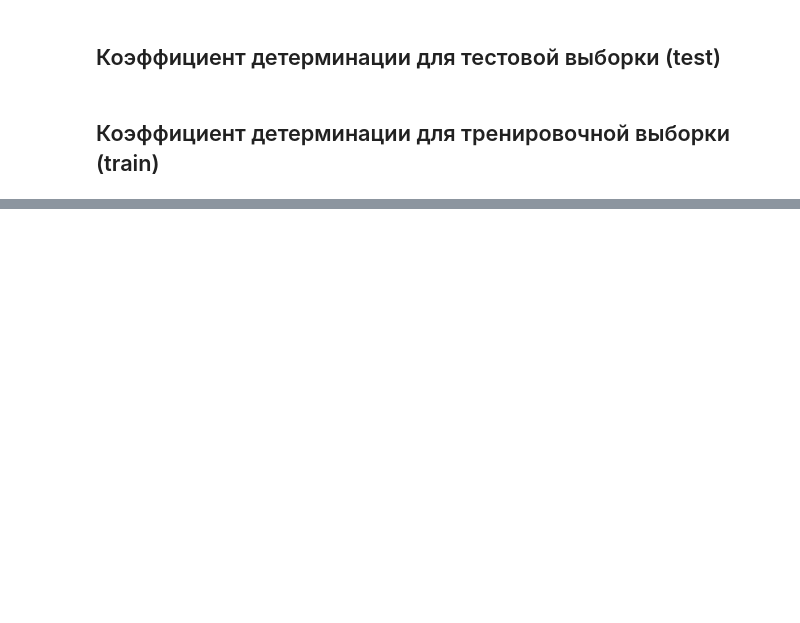
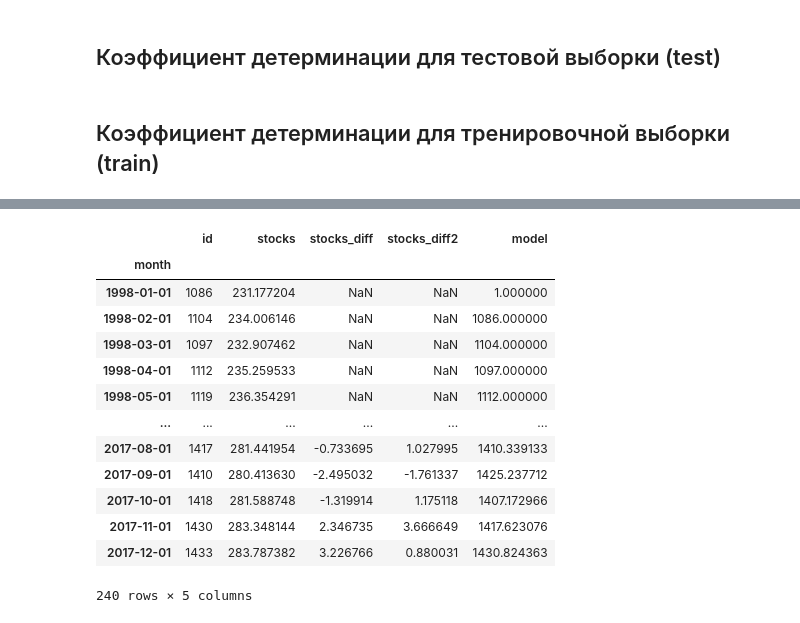
Before and after one commit to Alexbotduglas/old-Files-Trash-, a Jupyter notebook: SARIMA_1998-2017.ipynb, the cells around one changed output, grey strips where cells are left out. Saved outputs shown, nothing was run; the diff lists cells and outputs as text; code cells hidden in the pictures; blank space fills up the shorter version.

```diff
--- a/SARIMA_1998-2017.ipynb
+++ b/SARIMA_1998-2017.ipynb
@@ -511,0 +820,17 @@ df
+# %%
+df
+# %% [output]
+|  | id | stocks | stocks_diff | stocks_diff2 | model |
+| month |  |  |  |  |  |
+| 1998-01-01 | 1086 | 231.177204 | NaN | NaN | 1.000000 |
+| 1998-02-01 | 1104 | 234.006146 | NaN | NaN | 1086.000000 |
+| 1998-03-01 | 1097 | 232.907462 | NaN | NaN | 1104.000000 |
+| 1998-04-01 | 1112 | 235.259533 | NaN | NaN | 1097.000000 |
+| 1998-05-01 | 1119 | 236.354291 | NaN | NaN | 1112.000000 |
+| ... | ... | ... | ... | ... | ... |
+| 2017-08-01 | 1417 | 281.441954 | -0.733695 | 1.027995 | 1410.339133 |
+| 2017-09-01 | 1410 | 280.413630 | -2.495032 | -1.761337 | 1425.237712 |
+| 2017-10-01 | 1418 | 281.588748 | -1.319914 | 1.175118 | 1407.172966 |
+| 2017-11-01 | 1430 | 283.348144 | 2.346735 | 3.666649 | 1417.623076 |
+| 2017-12-01 | 1433 | 283.787382 | 3.226766 | 0.880031 | 1430.824363 |
+240 rows × 5 columns
```
Also changed, not shown: parts of 38 cells of this notebook.
